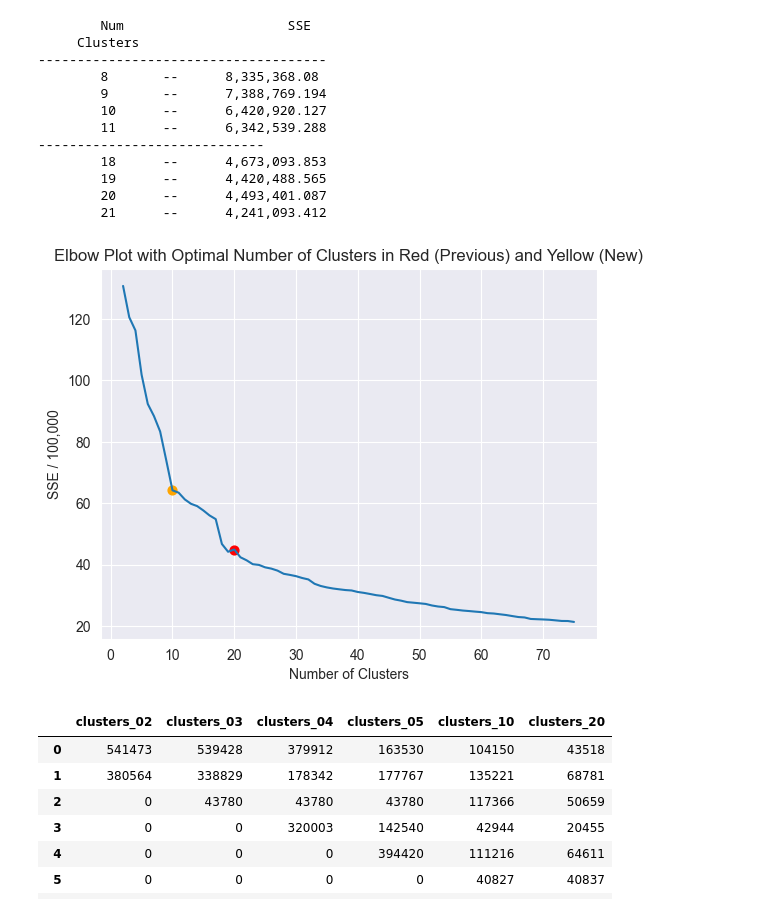
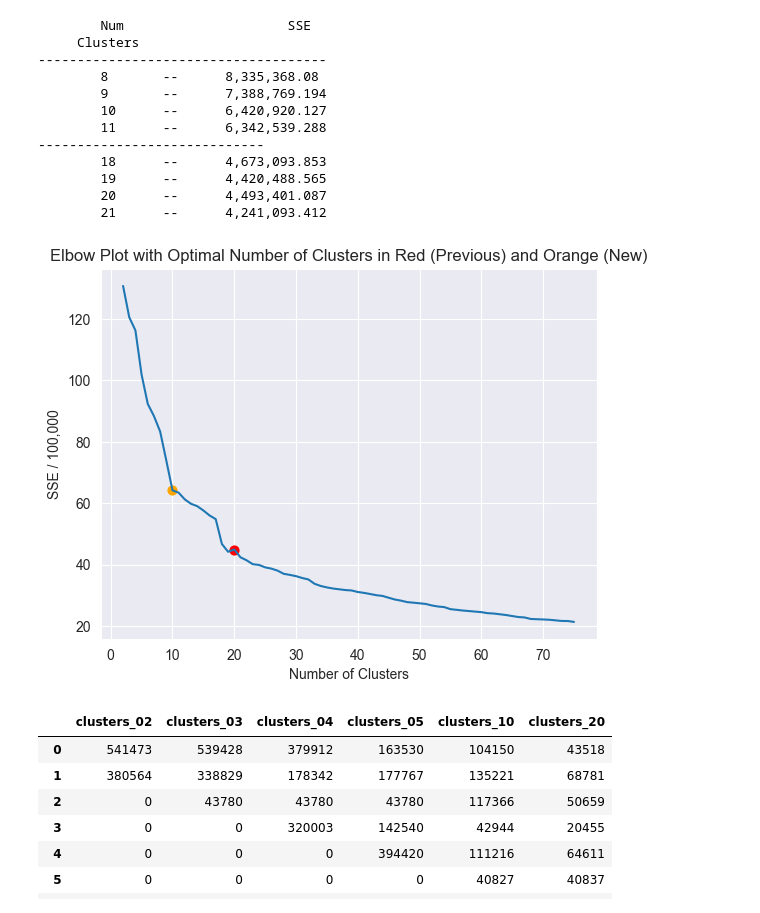
Before and after one commit to jhleakakos/msds-unsupervised-learning-final, a Jupyter notebook: even_more_surveys.ipynb, the cells around one changed output. Cells and saved outputs as stored; diff of their text form; code cells hidden in the pictures.

```diff
--- a/even_more_surveys.ipynb
+++ b/even_more_surveys.ipynb
@@ -1619,25 +1618,25 @@ print(f'\t21\t--\t{round(sse[19], 3):,}')
 # %%
 # SSE is large enough that it displays in scientific notation, which muddies the visual.
 # This keeps the y-axis labels more reasonable.
 scale = 100000
 
 elbow = sns.lineplot(
     x=[i for i in range(2, n_clusters+1)]
     , y=[e/scale for e in sse]
 )
 elbow.set_title(
-    'Elbow Plot with Optimal Number of Clusters in Red (Previous) and Yellow (New)'
+    'Elbow Plot with Optimal Number of Clusters in Red (Previous) and Orange (New)'
 )
 elbow.set(
     xlabel='Number of Clusters'
     , ylabel=f'SSE / {scale:,}'
 )
 
 # Mark optimal cluster number
 plt.scatter(20, sse[18]/scale, marker='o', s=40, color='red');
 plt.scatter(10, sse[8]/scale, marker='o', s=40, color='orange');
 # %% [output]
-[figure, old version]
+[figure, new version]
 # %%
 df_analysis_km_after_pca = df.drop(columns=[
     'WEEK'
```
Also changed, not shown: parts of 18 cells of this notebook.
